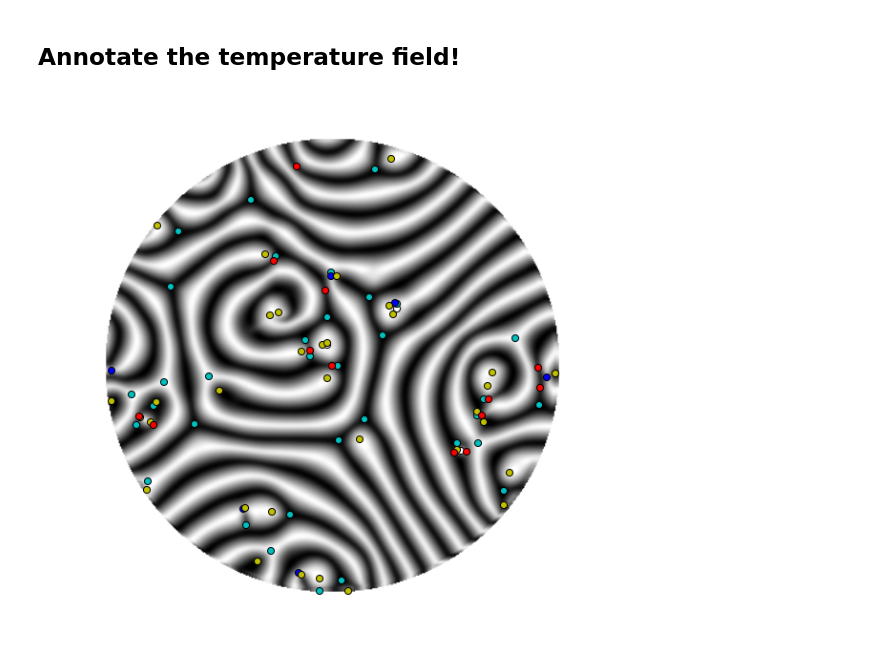
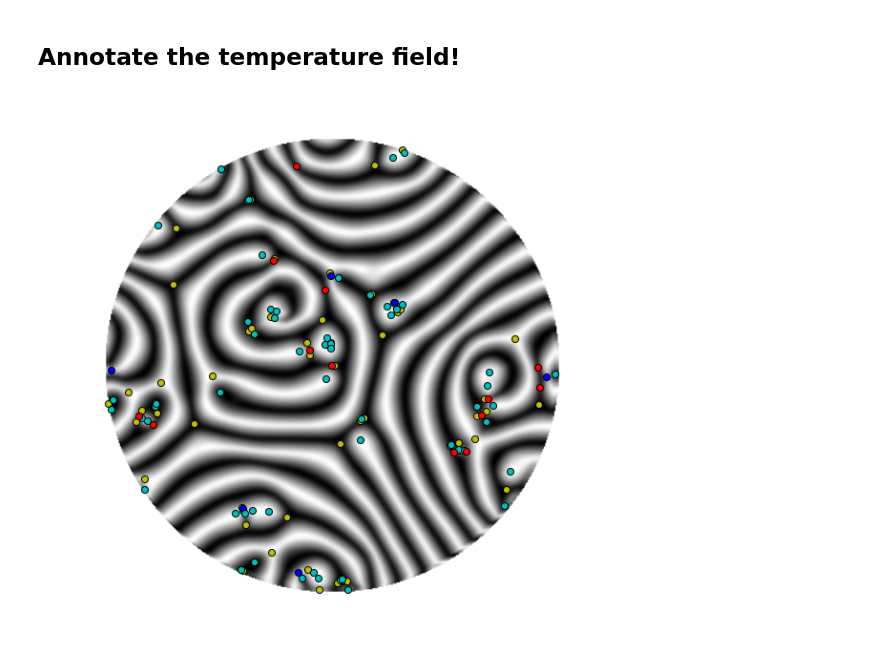
Before and after one commit to rachellevanger/image-tda-rayleigh-benard-convection, a Jupyter notebook: for_paper/AnnotateTemperatureField.ipynb, the cells around one changed output. Drawn from its saved outputs; the diff is of its cells as text; code cells hidden in the pictures.

Commit message:
Updating annotation notebook for histograms.

```diff
--- a/for_paper/AnnotateTemperatureField.ipynb
+++ b/for_paper/AnnotateTemperatureField.ipynb
@@ -146,7 +149,8 @@ def get_image_defects(idx, sigma, lowercutoff, uppercutoff, delta):
     c = cropping_region()
 
     im.generate_orientation_field(sigma,1)
-    im.orientation_fields[sigma].topological_defects_list = sa.topological_defect_array_to_dataframe(np.multiply(im.orientation_fields[sigma].topological_defects, c))
+    im.orientation_fields[sigma].topological_defects = np.multiply(im.orientation_fields[sigma].topological_defects, c)
+    im.orientation_fields[sigma].topological_defects_list = sa.topological_defect_array_to_dataframe(im.orientation_fields[sigma].topological_defects)
     im.orientation_fields[sigma].topological_defects_list.loc[im.orientation_fields[sigma].topological_defects_list['type'] == 1, 'type'] = 'td_plus_1'
     im.orientation_fields[sigma].topological_defects_list.loc[im.orientation_fields[sigma].topological_defects_list['type'] == -1, 'type'] = 'td_minus_1'
 
@@ -161,33 +165,33 @@ def get_image_defects(idx, sigma, lowercutoff, uppercutoff, delta):
 # %%
 idx = 1000  # Index of image
 
 # Annotation parameters
-sigma = 3         # Smoothing for Topological Defects
+sigma = 1         # Smoothing for Topological Defects
 lowercutoff = 40  # Lower noise 'corner' cutoff
 uppercutoff = 195 # Upper noise 'corner' cutoff
-delta = 5        # Diagonal noise cutoff
+delta = 5         # Diagonal noise cutoff
 
 # Load the image and get all of its defects
 im = get_image_defects(idx, sigma, lowercutoff, uppercutoff, delta)
 
 # Prepare image to plot
 c = cropping_region()
 plot_image = im.bmp.copy()
 plot_image[c==0] = 255
 
 # Plot the image and annotate it with all of the defects!
 plt.rcParams['figure.figsize'] = (10.0, 10.0)
 defect_size = 50
 
 plt.imshow(plot_image.T)
 plt.axis('off')
 plt.set_cmap('gray')
 
-colors = {'td_plus_1':'y', 'td_minus_1':'c', 'saddle_lower':'r', 'saddle_upper':'b', 'plume':'w'}
+colors = {'td_plus_1':'c', 'td_minus_1':'y', 'saddle_lower':'r', 'saddle_upper':'b', 'plume':'w'}
 
 for defect_type in colors.keys():
     plt.scatter(im.defects.loc[im.defects['type']==defect_type]['row'],
                 im.defects.loc[im.defects['type']==defect_type]['col'],
                 defect_size, colors[defect_type])
 # %% [output]
-[figure, old version]
+[figure, new version]
```
Also changed, not shown: parts of 3 cells of this notebook.
